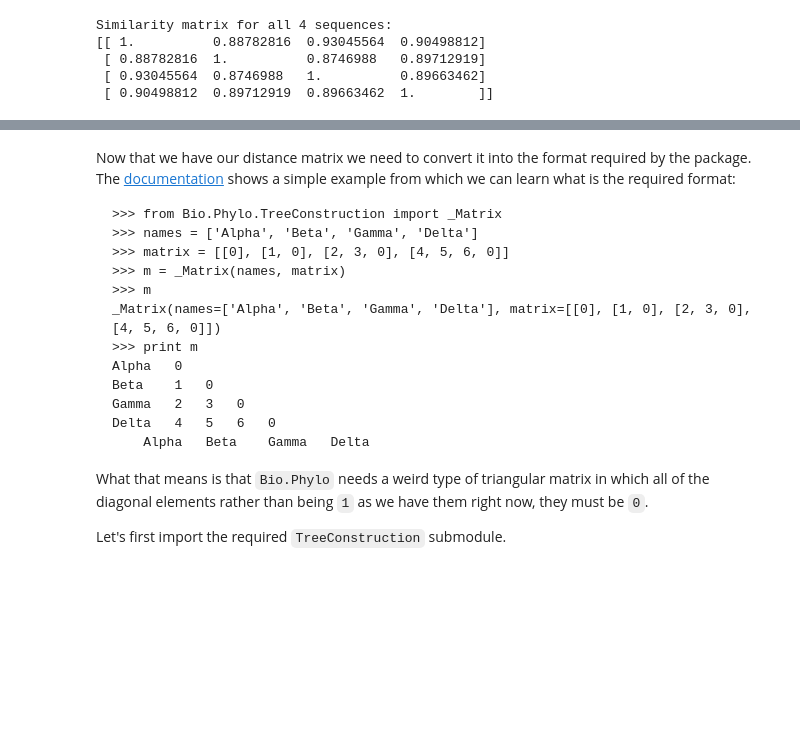
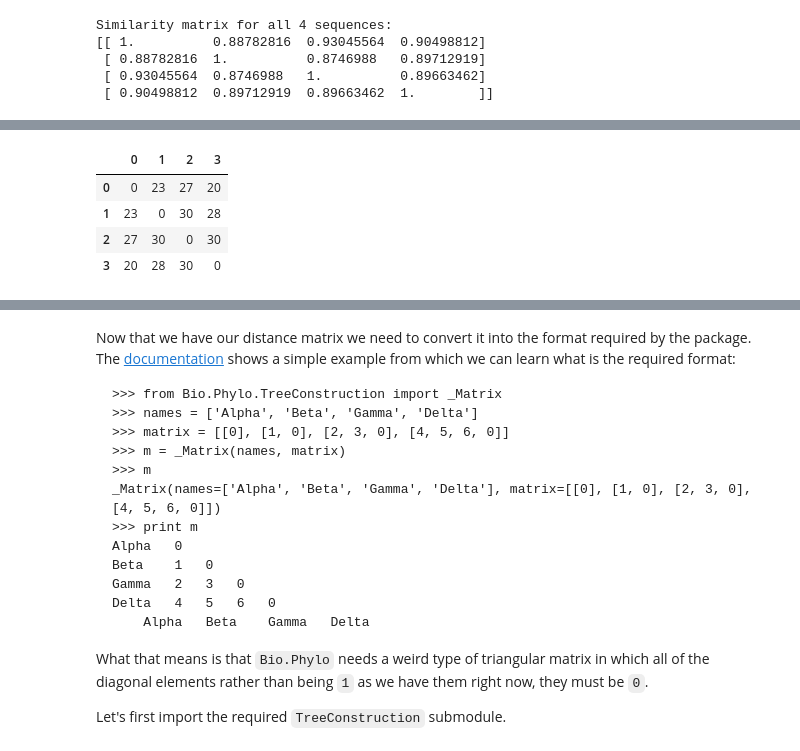
Before and after one commit to RPGroup-PBoC/bige105, a Jupyter notebook: code/t02_sequence_analysis_biogeography.ipynb, the cells around one changed output, grey strips where cells are left out. Drawn from its saved outputs; the diff is of its cells as text; code cells hidden in the pictures; blank space fills up the shorter version.

```diff
--- a/code/t02_sequence_analysis_biogeography.ipynb
+++ b/code/t02_sequence_analysis_biogeography.ipynb
@@ -306,0 +328,34 @@ Similarity matrix for all 4 sequences:
+# %%
+D = np.array([[0, 23, 27, 20],
+              [23, 0, 30, 28],
+              [27, 30, 0, 30],
+              [20, 28, 30, 0]])
+# %%
+df_D = pd.DataFrame(D)
+D = df_D.values
+
+n = len(D)
+# Compute Q-matrix
+q_mat = q_matrix(D)
+q_mat
+# Find where the minimum distance is
+row, col = np.where(q_mat == q_mat.min())
+i, j = row[0], col[0]
+# Compute distance ∆
+delta_dist = np.sum(D[i, :] - D[j, :]) / (n - 2)
+# Compute distance of the recently joined edges
+limb_length_i = (1 / 2) * (D[i, j] + delta_dist)
+limb_length_j = (1 / 2) * (D[i, j] - delta_dist)
+
+# Generate expanded matrix with extra row to update distances
+mat_plus = np.zeros(np.array(D.shape) + 1)
+# Replace 0's with known distance
+mat_plus[0:D.shape[0], 0:D.shape[1]] = mat
+# Update distance to new node
+for k in range(len(D)):
+    mat_plus[k, -1] = (1 / 2) * (D[k, i] + D[k, j] - D[i, j])
+    mat_plus[-1, k] = mat_plus[k, -1]
+# Delete column i, j and row i, j
+mat_plus = np.delete(mat_plus, [i, j], axis=0)
+mat_plus = np.delete(mat_plus, [i, j], axis=1)
+D = mat_plus
@@ -306,0 +475,8 @@ Similarity matrix for all 4 sequences:
+# %%
+pd.DataFrame(D)
+# %% [output]
+|  | 0 | 1 | 2 | 3 |
+| 0 | 0 | 23 | 27 | 20 |
+| 1 | 23 | 0 | 30 | 28 |
+| 2 | 27 | 30 | 0 | 30 |
+| 3 | 20 | 28 | 30 | 0 |
```
Also changed, not shown: parts of 8 cells of this notebook.
